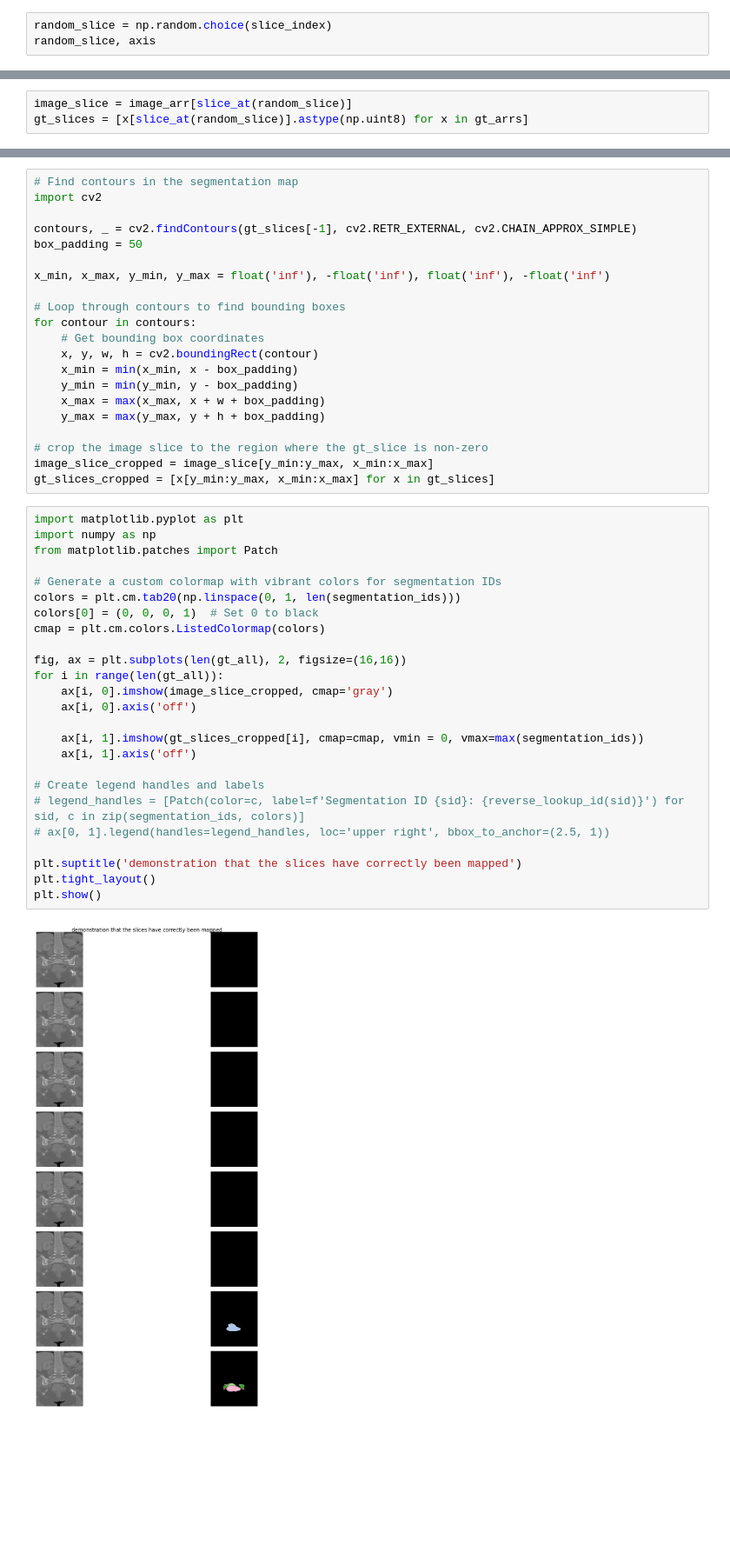
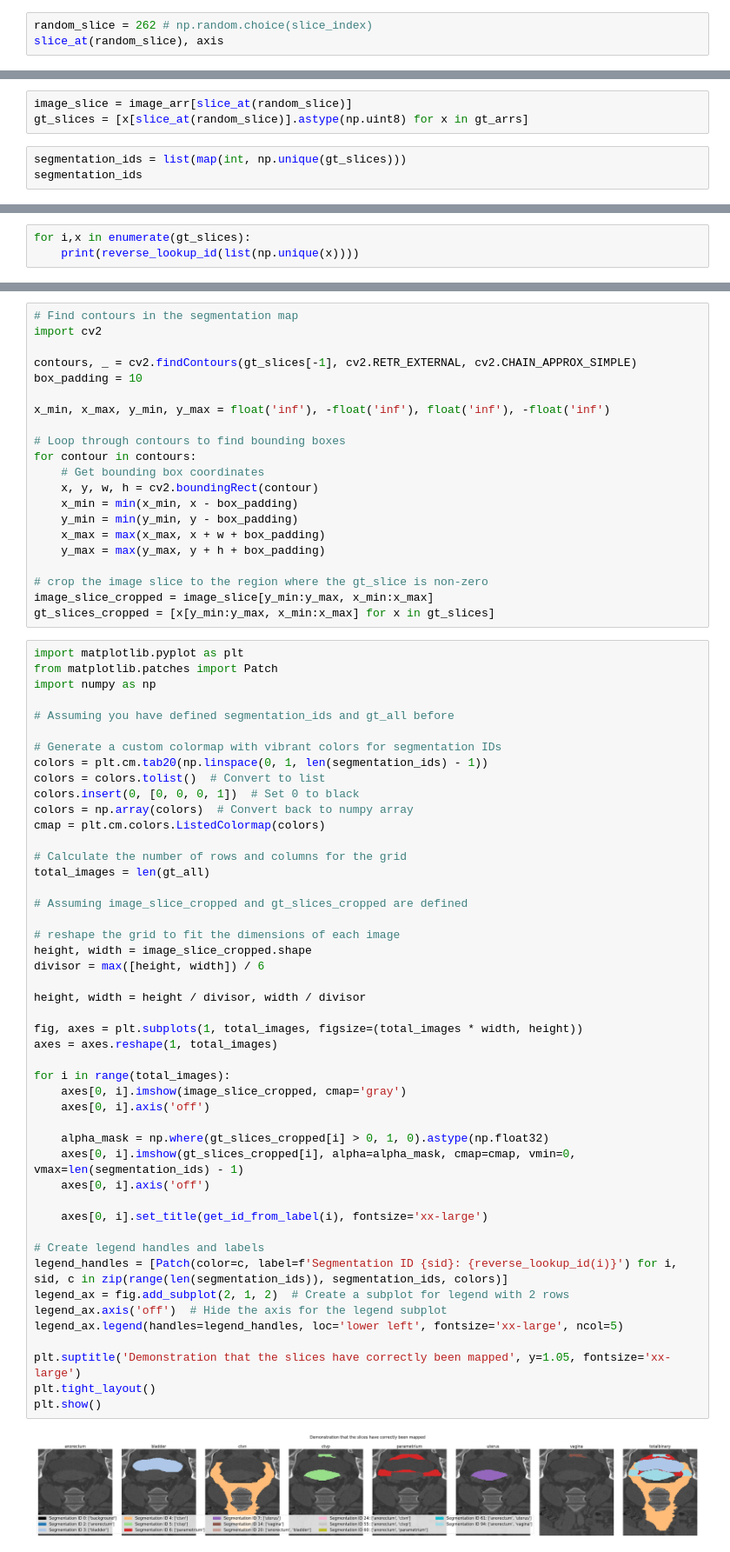
Before and after one commit to avzh1/radiotherapy, a Jupyter notebook: research/source/code/nnUNet/3_gt_engineering/0.1_check_if_worked.ipynb, the cells around one changed output, grey strips where cells are left out. Shown: that part at 87% size. Saved outputs shown, nothing was run; the diff lists cells and outputs as text; blank space fills up the shorter version.

```diff
--- a/research/source/code/nnUNet/3_gt_engineering/0.1_check_if_worked.ipynb
+++ b/research/source/code/nnUNet/3_gt_engineering/0.1_check_if_worked.ipynb
@@ -83,4 +113,4 @@ for i in range(gt_arrs[-1].shape[axis]):
 # %%
-random_slice = np.random.choice(slice_index)
-random_slice, axis
+random_slice = 262 # np.random.choice(slice_index)
+slice_at(random_slice), axis
 # %% [output]
@@ -88,3 +118,6 @@ random_slice, axis
 # %%
 image_slice = image_arr[slice_at(random_slice)]
 gt_slices = [x[slice_at(random_slice)].astype(np.uint8) for x in gt_arrs]
+# %%
+segmentation_ids = list(map(int, np.unique(gt_slices)))
+segmentation_ids
@@ -90,0 +126,3 @@ gt_slices = [x[slice_at(random_slice)].astype(np.uint8) for x in gt_arrs]
+# %%
+for i,x in enumerate(gt_slices):
+    print(reverse_lookup_id(list(np.unique(x))))
@@ -93,7 +140,7 @@ gt_slices = [x[slice_at(random_slice)].astype(np.uint8) for x in gt_arrs]
 import cv2
 
 contours, _ = cv2.findContours(gt_slices[-1], cv2.RETR_EXTERNAL, cv2.CHAIN_APPROX_SIMPLE)
-box_padding = 50
+box_padding = 10
 
 x_min, x_max, y_min, y_max = float('inf'), -float('inf'), float('inf'), -float('inf')
 
@@ -111,28 +158,50 @@ image_slice_cropped = image_slice[y_min:y_max, x_min:x_max]
 gt_slices_cropped = [x[y_min:y_max, x_min:x_max] for x in gt_slices]
 # %%
 import matplotlib.pyplot as plt
+from matplotlib.patches import Patch
 import numpy as np
-from matplotlib.patches import Patch
+
+# Assuming you have defined segmentation_ids and gt_all before
 
 # Generate a custom colormap with vibrant colors for segmentation IDs
-colors = plt.cm.tab20(np.linspace(0, 1, len(segmentation_ids)))
-colors[0] = (0, 0, 0, 1)  # Set 0 to black
+colors = plt.cm.tab20(np.linspace(0, 1, len(segmentation_ids) - 1))
+colors = colors.tolist()  # Convert to list
+colors.insert(0, [0, 0, 0, 1])  # Set 0 to black
+colors = np.array(colors)  # Convert back to numpy array
 cmap = plt.cm.colors.ListedColormap(colors)
 
-fig, ax = plt.subplots(len(gt_all), 2, figsize=(16,16))
-for i in range(len(gt_all)):
-    ax[i, 0].imshow(image_slice_cropped, cmap='gray')
-    ax[i, 0].axis('off')
+# Calculate the number of rows and columns for the grid
+total_images = len(gt_all)
 
-    ax[i, 1].imshow(gt_slices_cropped[i], cmap=cmap, vmin = 0, vmax=max(segmentation_ids))
-    ax[i, 1].axis('off')
+# Assuming image_slice_cropped and gt_slices_cropped are defined
+
+# reshape the grid to fit the dimensions of each image
+height, width = image_slice_cropped.shape
+divisor = max([height, width]) / 6
+
+height, width = height / divisor, width / divisor
+
+fig, axes = plt.subplots(1, total_images, figsize=(total_images * width, height))
+axes = axes.reshape(1, total_images)
+
+for i in range(total_images):
+    axes[0, i].imshow(image_slice_cropped, cmap='gray')
+    axes[0, i].axis('off')
+
+    alpha_mask = np.where(gt_slices_cropped[i] > 0, 1, 0).astype(np.float32)
+    axes[0, i].imshow(gt_slices_cropped[i], alpha=alpha_mask, cmap=cmap, vmin=0, vmax=len(segmentation_ids) - 1)
+    axes[0, i].axis('off')
+
+    axes[0, i].set_title(get_id_from_label(i), fontsize='xx-large')
 
 # Create legend handles and labels
-# legend_handles = [Patch(color=c, label=f'Segmentation ID {sid}: {reverse_lookup_id(sid)}') for sid, c in zip(segmentation_ids, colors)]
-# ax[0, 1].legend(handles=legend_handles, loc='upper right', bbox_to_anchor=(2.5, 1))
+legend_handles = [Patch(color=c, label=f'Segmentation ID {sid}: {reverse_lookup_id(i)}') for i, sid, c in zip(range(len(segmentation_ids)), segmentation_ids, colors)]
+legend_ax = fig.add_subplot(2, 1, 2)  # Create a subplot for legend with 2 rows
+legend_ax.axis('off')  # Hide the axis for the legend subplot
+legend_ax.legend(handles=legend_handles, loc='lower left', fontsize='xx-large', ncol=5)
 
-plt.suptitle('demonstration that the slices have correctly been mapped')
+plt.suptitle('Demonstration that the slices have correctly been mapped', y=1.05, fontsize='xx-large')
 plt.tight_layout()
 plt.show()
 # %% [output]
-[figure, old version]
+[figure, new version]
```
Also changed, not shown: parts of 11 cells of this notebook, 2 other files.
